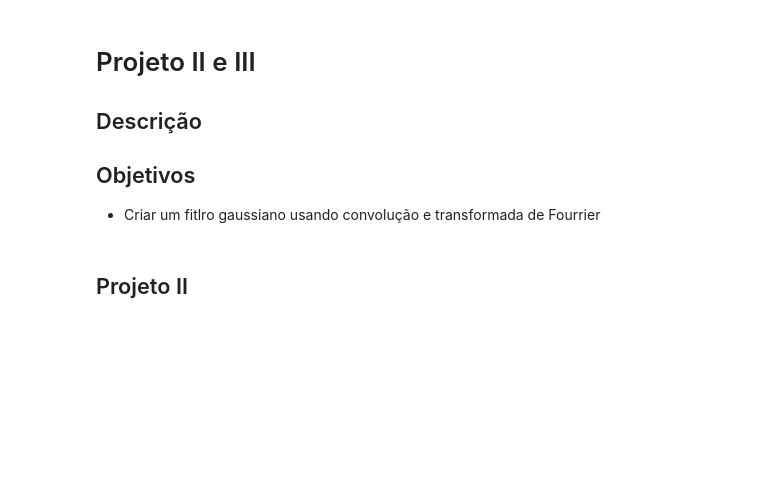
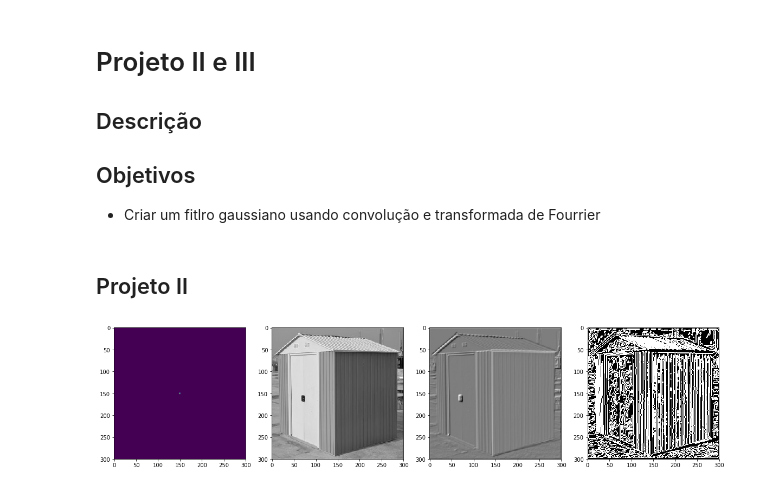
Before and after one commit to devmessias/Artificial-and-Natural-Vision, a Jupyter notebook: projects_vision.ipynb, the cells around one changed output. Saved outputs shown, nothing was run; the diff lists cells and outputs as text; code cells hidden in the pictures; blank space fills up the shorter version.

```diff
--- a/projects_vision.ipynb
+++ b/projects_vision.ipynb
@@ -264 +181,93 @@ def dof_uniform(
+# %%
+
+def apply_DoG(
+        img,
+        A,
+        factor_x=1,
+        factor_y=1,
+        sigma_0=1,
+        dts=[.1, -.1],
+        theta=0.,
+    ):
+
+    img_shift = fftpack.fftshift(img)
+
+    img_ft_shift = fftpack.fft2(img_shift)
+    points_x = img.shape[1]
+    points_y = img.shape[0]
+    xs = linspace(-img.shape[0]/2, img.shape[0]/2, points_x)
+    ys = linspace(-img.shape[1]/2, img.shape[1]/2, points_y)
+
+    X, Y = np.meshgrid(xs, ys)
+
+    kernels = [
+        get_gauss(A, factor_x, factor_y, sigma_0, dt,X[:], Y[:], theta)
+        for  dt in dts
+    ]
+
+    kernels_shift = [
+        fftpack.fftshift( gauss)
+        for gauss in kernels
+    ]
+
+
+
+
+
+    DoG_shift = kernels_shift[0]-kernels_shift[1]
+    DoG_shift_ft = fftpack.fft2(DoG_shift, shape=img.shape)
+
+    img2_shift_ft = DoG_shift_ft[:, :] * img_ft_shift
+
+
+    img2_shift = fftpack.ifft2(img2_shift_ft, axes=(0, 1)).real
+    img2 = fftpack.fftshift(img2_shift)
+
+    return img2, X, Y, kernels[0], kernels[1]
+
+def border_uniform(
+        img_filename="casa1.png",
+        A=1,
+        factor=1,
+        sigma_0=1,
+        dt=.1,
+        n_neighs = 4
+    ):
+
+    img0 = imread(img_filename)
+
+
+    neighs = get_neighs(n_neighs)
+
+    img2, X, Y, gauss_1, gauss_2 = apply_DoG(
+        img0.copy(),
+        A,
+        factor,
+        factor,
+        sigma_0,
+        [dt, -dt],
+        0.
+    )
+    #img2 = (img2 > threshold).astype(np.int_)
+    #img2 = (img2- np.mean(img2))/np.std(img2)
+
+    img3 = apply_bin(img2.copy(), neighs)
+
+    fig, ax = plt.subplots(1,4, figsize=(20, 5))
+    ax[0].imshow(gauss_1)
+    #ax[1].imshow(gauss_2)
+
+
+    ax[1].imshow(img0, cmap="gray")
+
+
+    ax[2].imshow(img2, cmap="gray")
+    ax[3].imshow(img3, cmap="gray")
+
+    plt.show()
+
+
+border_uniform()
+# %% [output]
+[figure, added]
 # %%
```
Also changed, not shown: parts of 21 cells of this notebook.
